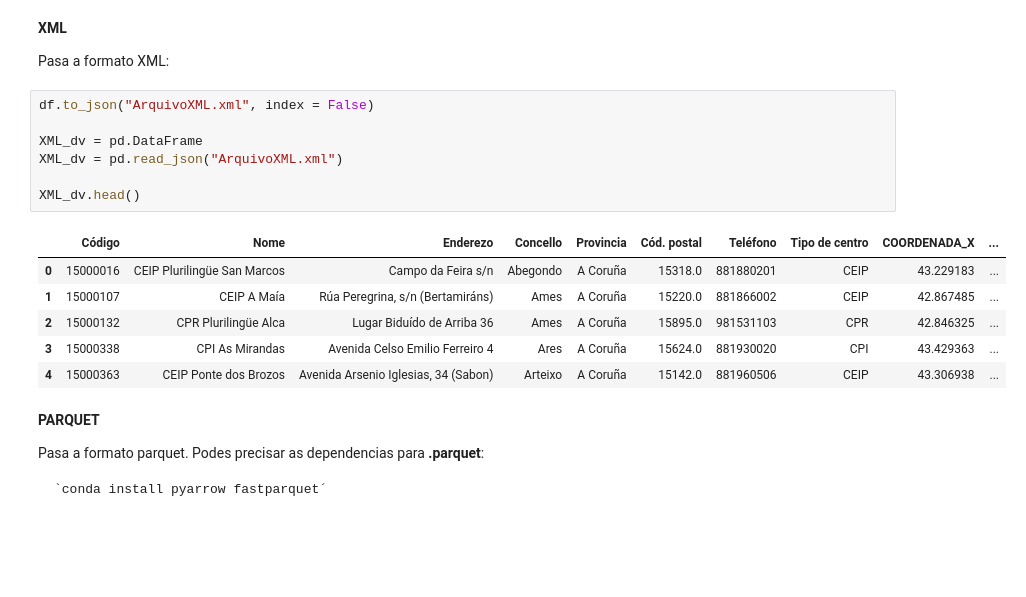
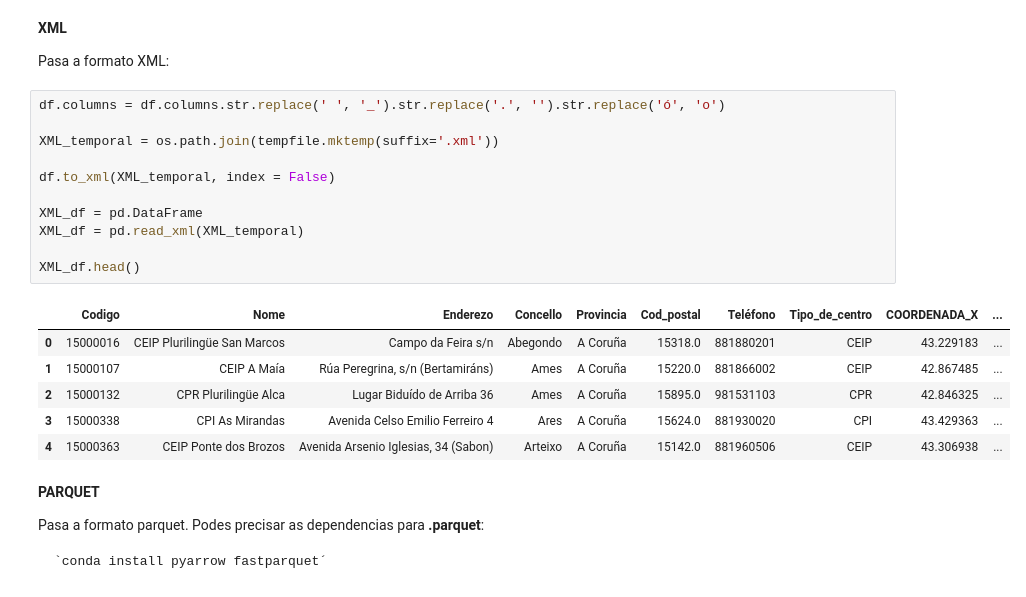
Before and after one commit to AlejandroRegueiroRuiz/CursoIA, a Jupyter notebook: Big_Data/Provincias/T2.1.ipynb, the cells around one changed output. Cells and saved outputs as stored; diff of their text form; blank space fills up the shorter version.

```diff
--- a/Big_Data/Provincias/T2.1.ipynb
+++ b/Big_Data/Provincias/T2.1.ipynb
@@ -295,20 +299,24 @@ Json_dv.head()
 **XML**
 
 Pasa a formato XML:
-# %%
-df.to_json("ArquivoXML.xml", index = False)
-
-XML_dv = pd.DataFrame
-XML_dv = pd.read_json("ArquivoXML.xml")
-
-XML_dv.head()
-# %% [output]
-|  | Código | Nome | Enderezo | Concello | Provincia | Cód. postal | Teléfono | Tipo de centro | COORDENADA_X | ... |
-| 0 | 15000016 | CEIP Plurilingüe San Marcos | Campo da Feira s/n | Abegondo | A Coruña | 15318.0 | 881880201 | CEIP | 43.229183 | ... |
-| 1 | 15000107 | CEIP A Maía | Rúa Peregrina, s/n (Bertamiráns) | Ames | A Coruña | 15220.0 | 881866002 | CEIP | 42.867485 | ... |
-| 2 | 15000132 | CPR Plurilingüe Alca | Lugar Biduído de Arriba 36 | Ames | A Coruña | 15895.0 | 981531103 | CPR | 42.846325 | ... |
-| 3 | 15000338 | CPI As Mirandas | Avenida Celso Emilio Ferreiro 4 | Ares | A Coruña | 15624.0 | 881930020 | CPI | 43.429363 | ... |
-| 4 | 15000363 | CEIP Ponte dos Brozos | Avenida Arsenio Iglesias, 34 (Sabon) | Arteixo | A Coruña | 15142.0 | 881960506 | CEIP | 43.306938 | ... |
+# %%
+df.columns = df.columns.str.replace(' ', '_').str.replace('.', '').str.replace('ó', 'o')
+
+XML_temporal = os.path.join(tempfile.mktemp(suffix='.xml'))
+
+df.to_xml(XML_temporal, index = False)
+
+XML_df = pd.DataFrame
+XML_df = pd.read_xml(XML_temporal)
+
+XML_df.head()
+# %% [output]
+|  | Codigo | Nome | Enderezo | Concello | Provincia | Cod_postal | Teléfono | Tipo_de_centro | COORDENADA_X | ... |
+| 0 | 15000016 | CEIP Plurilingüe San Marcos | Campo da Feira s/n | Abegondo | A Coruña | 15318.0 | 881880201 | CEIP | 43.229183 | ... |
+| 1 | 15000107 | CEIP A Maía | Rúa Peregrina, s/n (Bertamiráns) | Ames | A Coruña | 15220.0 | 881866002 | CEIP | 42.867485 | ... |
+| 2 | 15000132 | CPR Plurilingüe Alca | Lugar Biduído de Arriba 36 | Ames | A Coruña | 15895.0 | 981531103 | CPR | 42.846325 | ... |
+| 3 | 15000338 | CPI As Mirandas | Avenida Celso Emilio Ferreiro 4 | Ares | A Coruña | 15624.0 | 881930020 | CPI | 43.429363 | ... |
+| 4 | 15000363 | CEIP Ponte dos Brozos | Avenida Arsenio Iglesias, 34 (Sabon) | Arteixo | A Coruña | 15142.0 | 881960506 | CEIP | 43.306938 | ... |
 # %% [markdown]
 **PARQUET**
 
```
Also changed, not shown: parts of 5 cells of this notebook, 19 other files.
